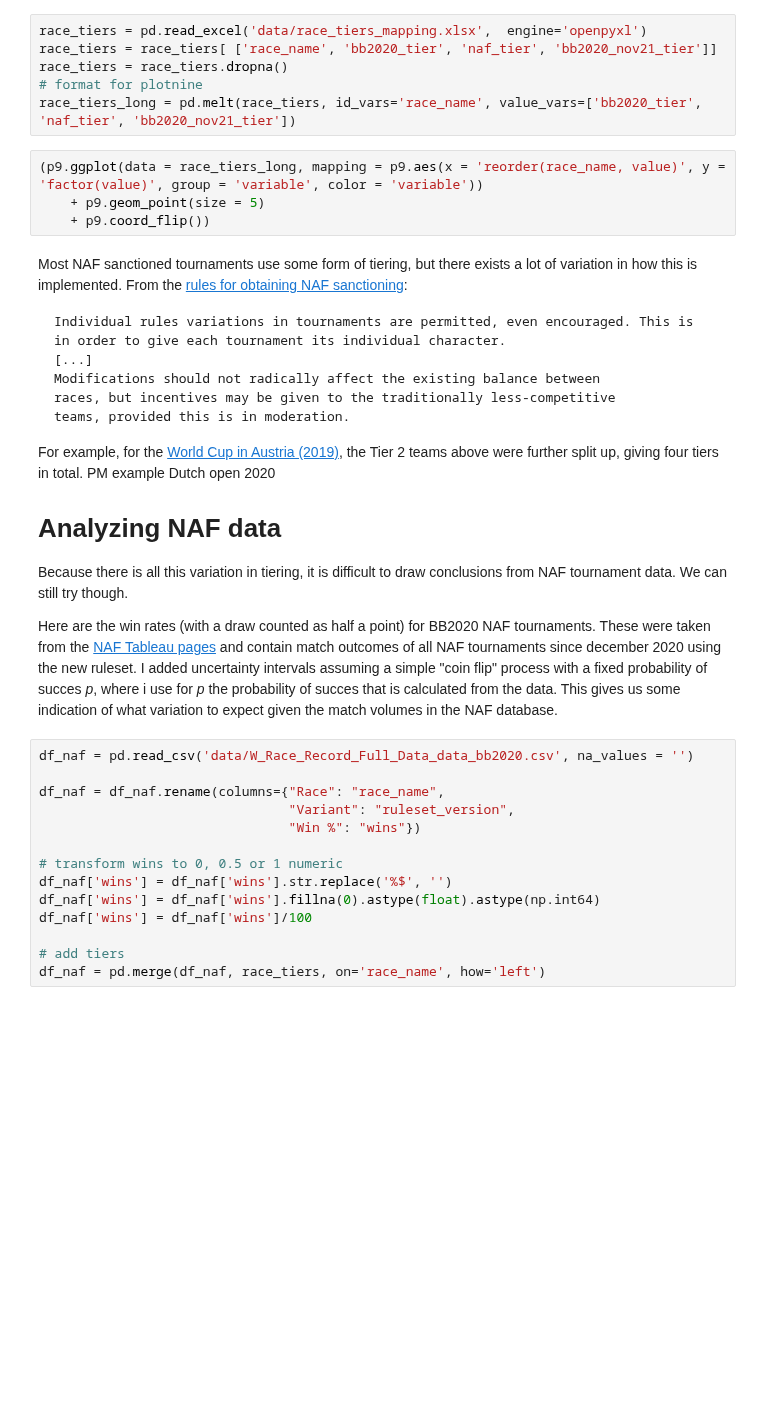
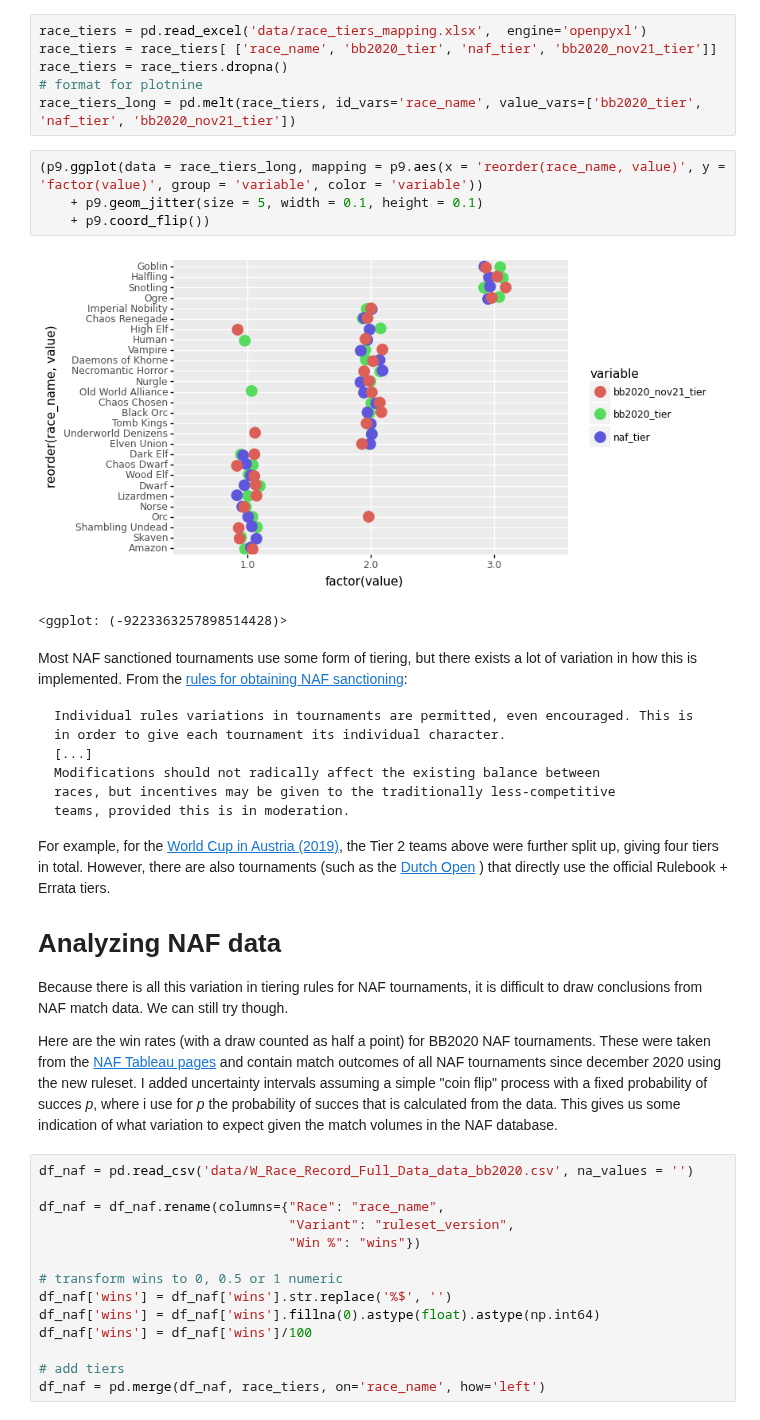
Before and after one commit to gsverhoeven/hugo_source, a Jupyter notebook: content/post/fumbbl_blogpost_src/fumbbl_bb2020.ipynb, the cells around one changed output. Saved outputs shown, nothing was run; the diff lists cells and outputs as text; blank space fills up the shorter version.

````diff
--- a/content/post/fumbbl_blogpost_src/fumbbl_bb2020.ipynb
+++ b/content/post/fumbbl_blogpost_src/fumbbl_bb2020.ipynb
@@ -55,8 +52,11 @@ race_tiers = race_tiers.dropna()
 race_tiers_long = pd.melt(race_tiers, id_vars='race_name', value_vars=['bb2020_tier', 'naf_tier', 'bb2020_nov21_tier'])
 # %%
 (p9.ggplot(data = race_tiers_long, mapping = p9.aes(x = 'reorder(race_name, value)', y = 'factor(value)', group = 'variable', color = 'variable'))
-    + p9.geom_point(size = 5)
+    + p9.geom_jitter(size = 5, width = 0.1, height = 0.1)
     + p9.coord_flip())
+# %% [output]
+[figure, added]
+<ggplot: (-9223363257898514428)>
 # %% [markdown]
 Most NAF sanctioned tournaments use some form of tiering, but there exists a lot of variation in how this is implemented.
 From the [rules for obtaining NAF sanctioning](https://www.thenaf.net/wp-content/uploads/2020/11/NAF_Tournament_Approval_Document_2021.pdf):
@@ -70,11 +70,11 @@ races, but incentives may be given to the traditionally less-competitive
 teams, provided this is in moderation.
 ```
 
-For example, for the [World Cup in Austria (2019)](http://www.nafworldcup.sbbm-turniere.com/EN/WC4Rules.html), the Tier 2 teams above were further split up, giving four tiers in total. PM example Dutch open 2020
+For example, for the [World Cup in Austria (2019)](http://www.nafworldcup.sbbm-turniere.com/EN/WC4Rules.html), the Tier 2 teams above were further split up, giving four tiers in total. However, there are also tournaments (such as the [Dutch Open](https://sites.google.com/view/dutchopen/homepage?authuser=0) ) that directly use the official Rulebook + Errata tiers.
 
 # Analyzing NAF data
 
-Because there is all this variation in tiering, it is difficult to draw conclusions from NAF tournament data.
+Because there is all this variation in tiering rules for NAF tournaments, it is difficult to draw conclusions from NAF match data.
 We can still try though.
 
 Here are the win rates (with a draw counted as half a point) for BB2020 NAF tournaments. These were taken from the [NAF Tableau pages](https://public.tableau.com/app/profile/mike.sann0638.davies/viz/NAFGames_0/Variety) and contain match outcomes of all NAF tournaments since december 2020 using the new ruleset.
````
Also changed, not shown: parts of 8 cells of this notebook, 1 other file.
